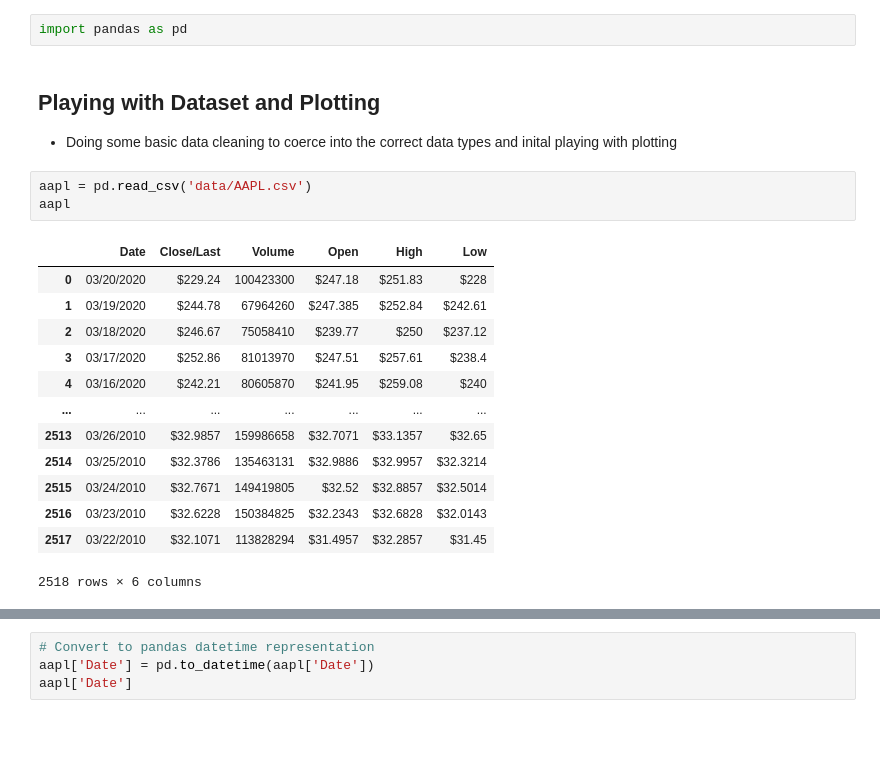
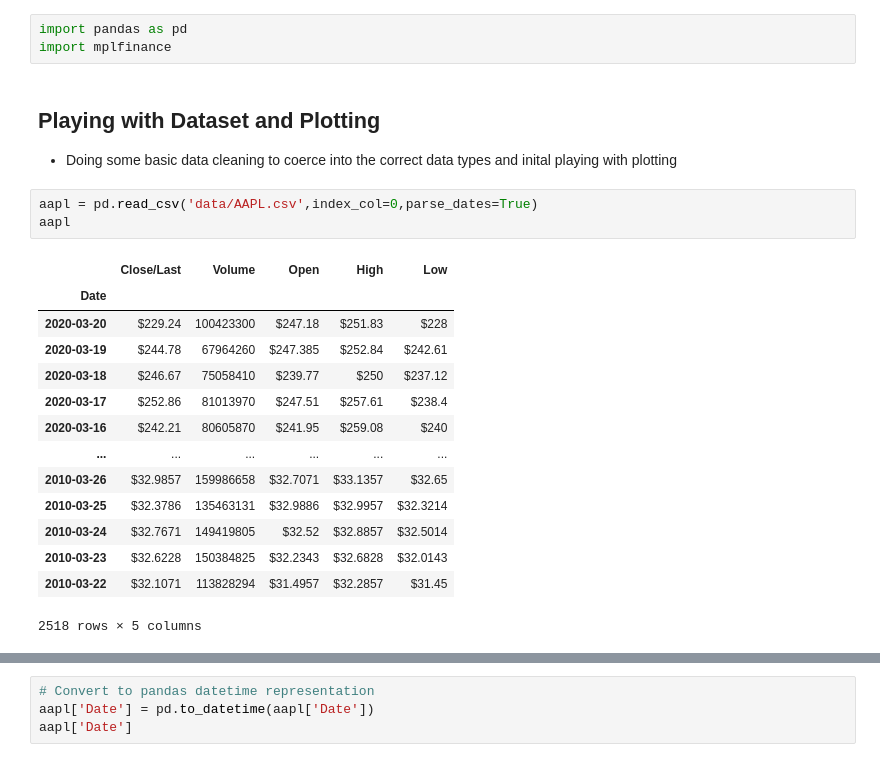
Before and after one commit to eugene-yzm/fxplore, a Jupyter notebook: Stock Quotes Analysis.ipynb, the cells around one changed output, grey strips where cells are left out. Saved outputs shown, nothing was run; the diff lists cells and outputs as text; blank space fills up the shorter version.

```diff
--- a/Stock Quotes Analysis.ipynb
+++ b/Stock Quotes Analysis.ipynb
@@ -1,26 +1,28 @@
 # %%
 import pandas as pd
+import mplfinance
 # %% [markdown]
 ## Playing with Dataset and Plotting
 
 * Doing some basic data cleaning to coerce into the correct data types and inital playing with plotting
 # %%
-aapl = pd.read_csv('data/AAPL.csv')
+aapl = pd.read_csv('data/AAPL.csv',index_col=0,parse_dates=True)
 aapl
 # %% [output]
-|  | Date | Close/Last | Volume | Open | High | Low |
-| 0 | 03/20/2020 | $229.24 | 100423300 | $247.18 | $251.83 | $228 |
-| 1 | 03/19/2020 | $244.78 | 67964260 | $247.385 | $252.84 | $242.61 |
-| 2 | 03/18/2020 | $246.67 | 75058410 | $239.77 | $250 | $237.12 |
-| 3 | 03/17/2020 | $252.86 | 81013970 | $247.51 | $257.61 | $238.4 |
-| 4 | 03/16/2020 | $242.21 | 80605870 | $241.95 | $259.08 | $240 |
-| ... | ... | ... | ... | ... | ... | ... |
-| 2513 | 03/26/2010 | $32.9857 | 159986658 | $32.7071 | $33.1357 | $32.65 |
-| 2514 | 03/25/2010 | $32.3786 | 135463131 | $32.9886 | $32.9957 | $32.3214 |
-| 2515 | 03/24/2010 | $32.7671 | 149419805 | $32.52 | $32.8857 | $32.5014 |
-| 2516 | 03/23/2010 | $32.6228 | 150384825 | $32.2343 | $32.6828 | $32.0143 |
-| 2517 | 03/22/2010 | $32.1071 | 113828294 | $31.4957 | $32.2857 | $31.45 |
+|  | Close/Last | Volume | Open | High | Low |
+| Date |  |  |  |  |  |
+| 2020-03-20 | $229.24 | 100423300 | $247.18 | $251.83 | $228 |
+| 2020-03-19 | $244.78 | 67964260 | $247.385 | $252.84 | $242.61 |
+| 2020-03-18 | $246.67 | 75058410 | $239.77 | $250 | $237.12 |
+| 2020-03-17 | $252.86 | 81013970 | $247.51 | $257.61 | $238.4 |
+| 2020-03-16 | $242.21 | 80605870 | $241.95 | $259.08 | $240 |
+| ... | ... | ... | ... | ... | ... |
+| 2010-03-26 | $32.9857 | 159986658 | $32.7071 | $33.1357 | $32.65 |
+| 2010-03-25 | $32.3786 | 135463131 | $32.9886 | $32.9957 | $32.3214 |
+| 2010-03-24 | $32.7671 | 149419805 | $32.52 | $32.8857 | $32.5014 |
+| 2010-03-23 | $32.6228 | 150384825 | $32.2343 | $32.6828 | $32.0143 |
+| 2010-03-22 | $32.1071 | 113828294 | $31.4957 | $32.2857 | $31.45 |
-2518 rows × 6 columns
+2518 rows × 5 columns
 # %%
 aapl.columns.str.strip()
 aapl.__dict__
```
Also changed, not shown: parts of 19 cells of this notebook.
